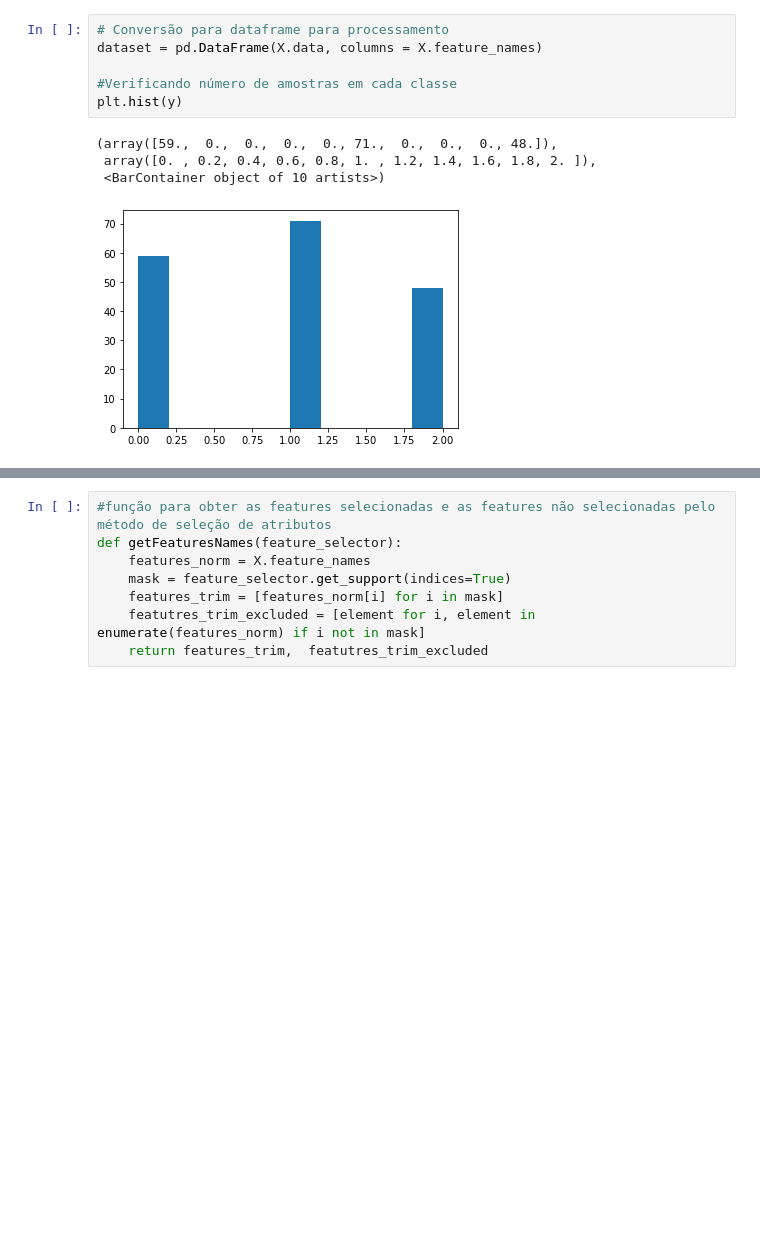
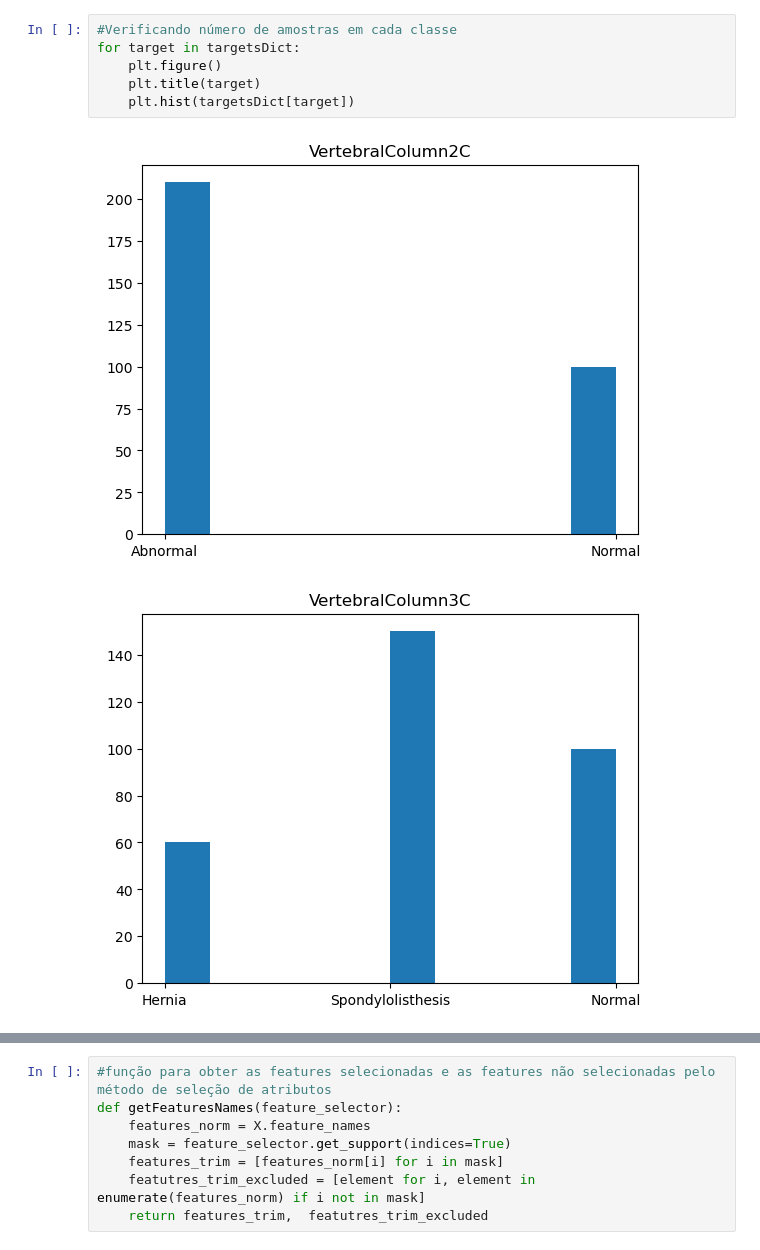
Before and after one commit to Matheusmdr/Avaliacao-de-tecnicas-de-selecao-de-atributos, a Jupyter notebook: AvaliacaodeTecnicasdeSelecaodeAtributos.ipynb, the cells around one changed output, grey strips where cells are left out. Cells and saved outputs as stored; diff of their text form; blank space fills up the shorter version.

Commit message:
feat: add datasets

```diff
--- a/AvaliacaodeTecnicasdeSelecaodeAtributos.ipynb
+++ b/AvaliacaodeTecnicasdeSelecaodeAtributos.ipynb
@@ -31,11 +52,9 @@ Wine recognition dataset
 # %%
-# Conversão para dataframe para processamento
-dataset = pd.DataFrame(X.data, columns = X.feature_names)
-
 #Verificando número de amostras em cada classe
-plt.hist(y)
+for target in targetsDict:
+    plt.figure()
+    plt.title(target)
+    plt.hist(targetsDict[target])
 # %% [output]
-(array([59.,  0.,  0.,  0.,  0., 71.,  0.,  0.,  0., 48.]),
- array([0. , 0.2, 0.4, 0.6, 0.8, 1. , 1.2, 1.4, 1.6, 1.8, 2. ]),
- <BarContainer object of 10 artists>)
-[figure, old version]
+[figure, new version]
+[figure, added]
```
Also changed, not shown: parts of 23 cells of this notebook, 7 other files.
